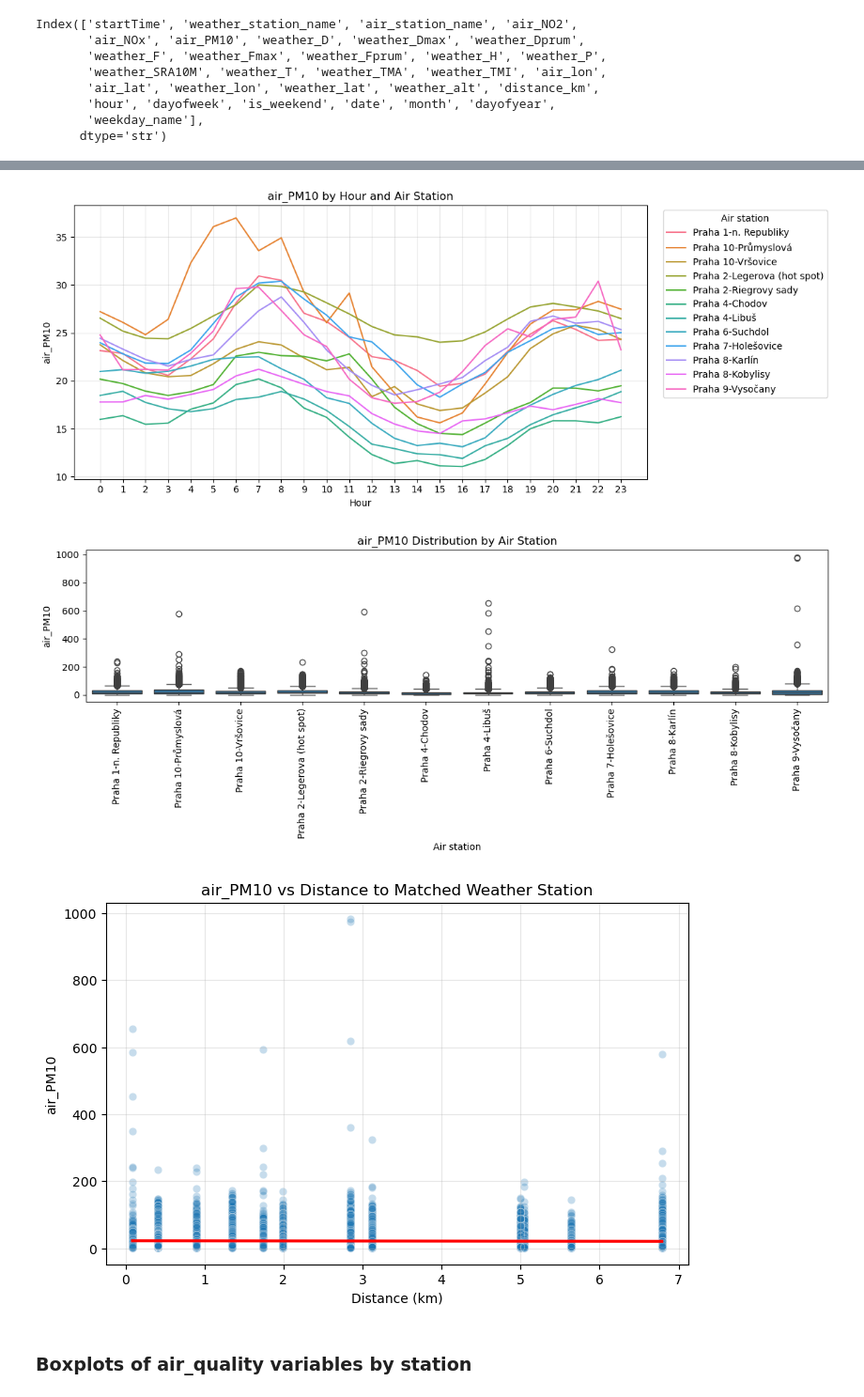
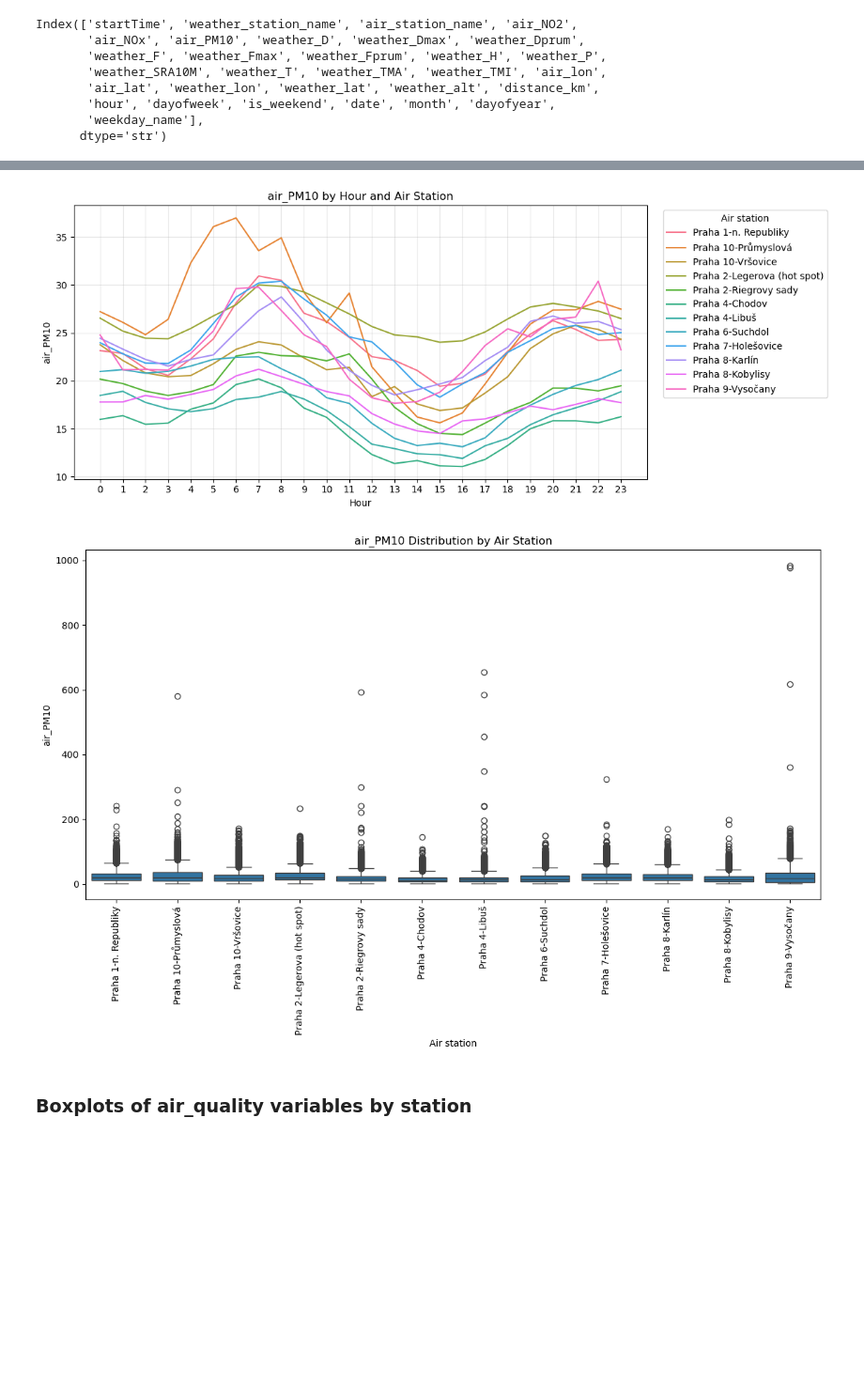
Before and after one commit to jayjay7788/Data-Processing-in-Python---Project, a Jupyter notebook: notebooks/data processing draft.ipynb, the cells around one changed output, grey strips where cells are left out. Shown at 94% size. Drawn from its saved outputs; the diff is of its cells as text; code cells hidden in the pictures; blank space fills up the shorter version.

```diff
--- a/notebooks/data processing draft.ipynb
+++ b/notebooks/data processing draft.ipynb
@@ -143,7 +135,11 @@ df_weather_10min = pd.read_csv(os.path.join(data_dir, "weather_data_10min.csv"))
+# %%
+df_weather = df_weather_10min.copy()
 # %%
 ### chmi weather 1h data
 
-df_weather = pd.read_csv(os.path.join(data_dir, "weather_data_10min_hourly.csv"))
+### df_weather = pd.read_csv(os.path.join(data_dir, "weather_data_10min_hourly.csv"))
+
+## try with aggregated 10 min to 1 hour
 # %%
 df_weather.head()
 # %% [output]
@@ -173,0 +178,3 @@ array([0., 3., 4.])
+# %%
+# keep only good values
+df_weather = df_weather[df_weather['QUALITY'] != 4]
@@ -174,3 +243,10 @@ array([0., 3., 4.])
+# %%
+df_weather = df_weather_hourly.copy()
+
+cat_cols = df_weather.select_dtypes(include=["category"]).columns
+df_weather[cat_cols] = df_weather[cat_cols].apply(
+    lambda s: s.cat.remove_unused_categories().astype(object)
+)
 # %%
 ### mapping variables names in weather data
 df_weather['ELEMENT_NAME'] = df_weather['ELEMENT'].map(chmi_vars_dict)
@@ -1231,7 +1294,7 @@ plt.grid(alpha=0.3)
 plt.tight_layout()
 plt.show()
 
-plt.figure(figsize=(12, 5))
+plt.figure(figsize=(12, 8))
 sns.boxplot(data=df, x="air_station_name", y=target)
 plt.title(f"{target} Distribution by Air Station")
 plt.xlabel("Air station")
@@ -1239,13 +1302,4 @@ plt.ylabel(target)
 plt.xticks(rotation=90)
 plt.tight_layout()
 plt.show()
-
-plt.figure(figsize=(8, 5))
-sns.scatterplot(data=df, x="distance_km", y=target, alpha=0.25)
-sns.regplot(data=df, x="distance_km", y=target, scatter=False, color="red")
-plt.title(f"{target} vs Distance to Matched Weather Station")
-plt.xlabel("Distance (km)")
-plt.ylabel(target)
-plt.grid(alpha=0.3)
-plt.show()
 # %% [output]
@@ -1253,7 +1307,6 @@ plt.show()
 [figure]
 [figure]
-[figure, old version]
+[figure, new version]
-[figure, removed]
 # %%
 #here probably outliers have to be filtered otherwise the visualizations are hard to read
 # %% [markdown]
```
Also changed, not shown: parts of 55 cells of this notebook.
